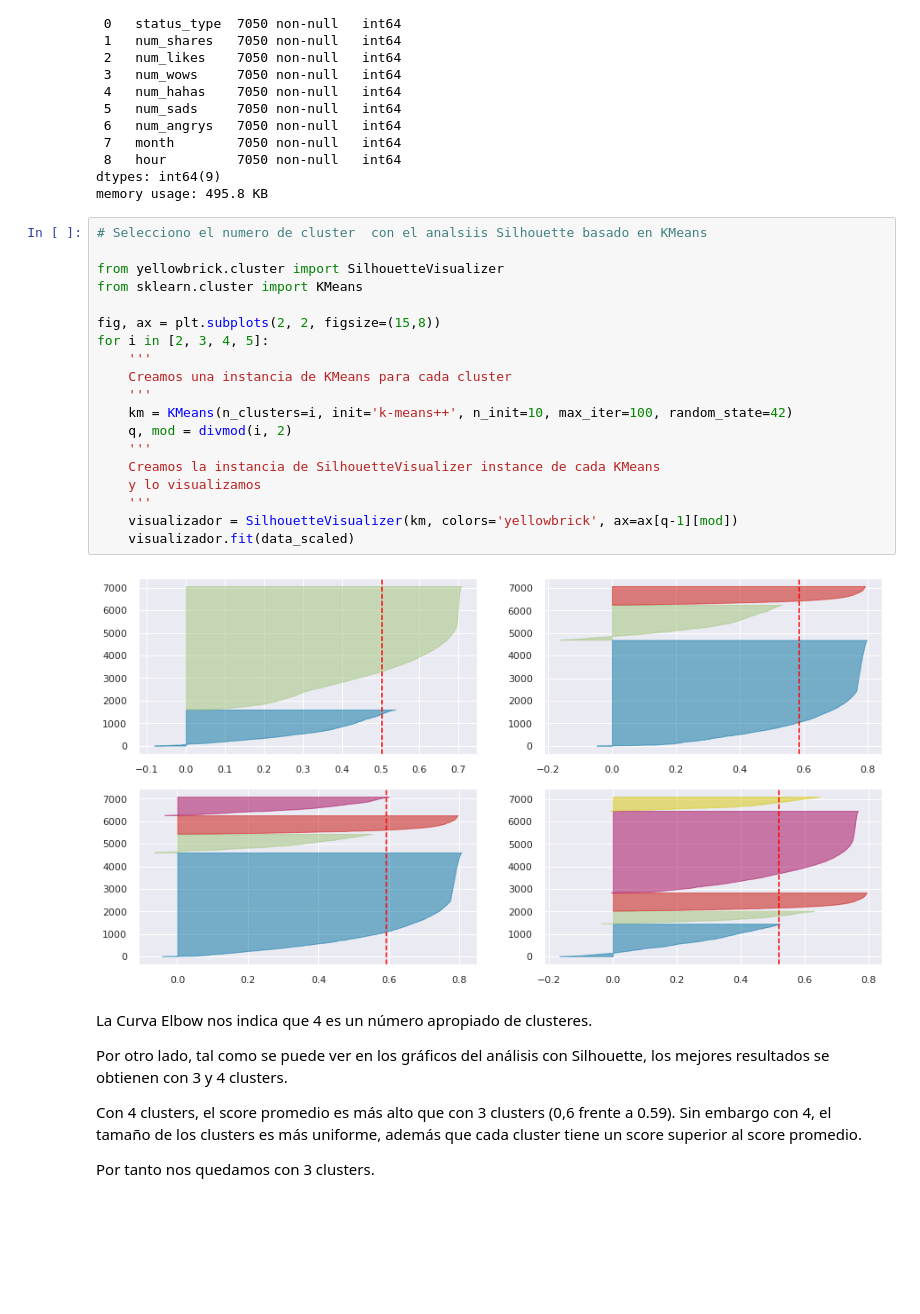
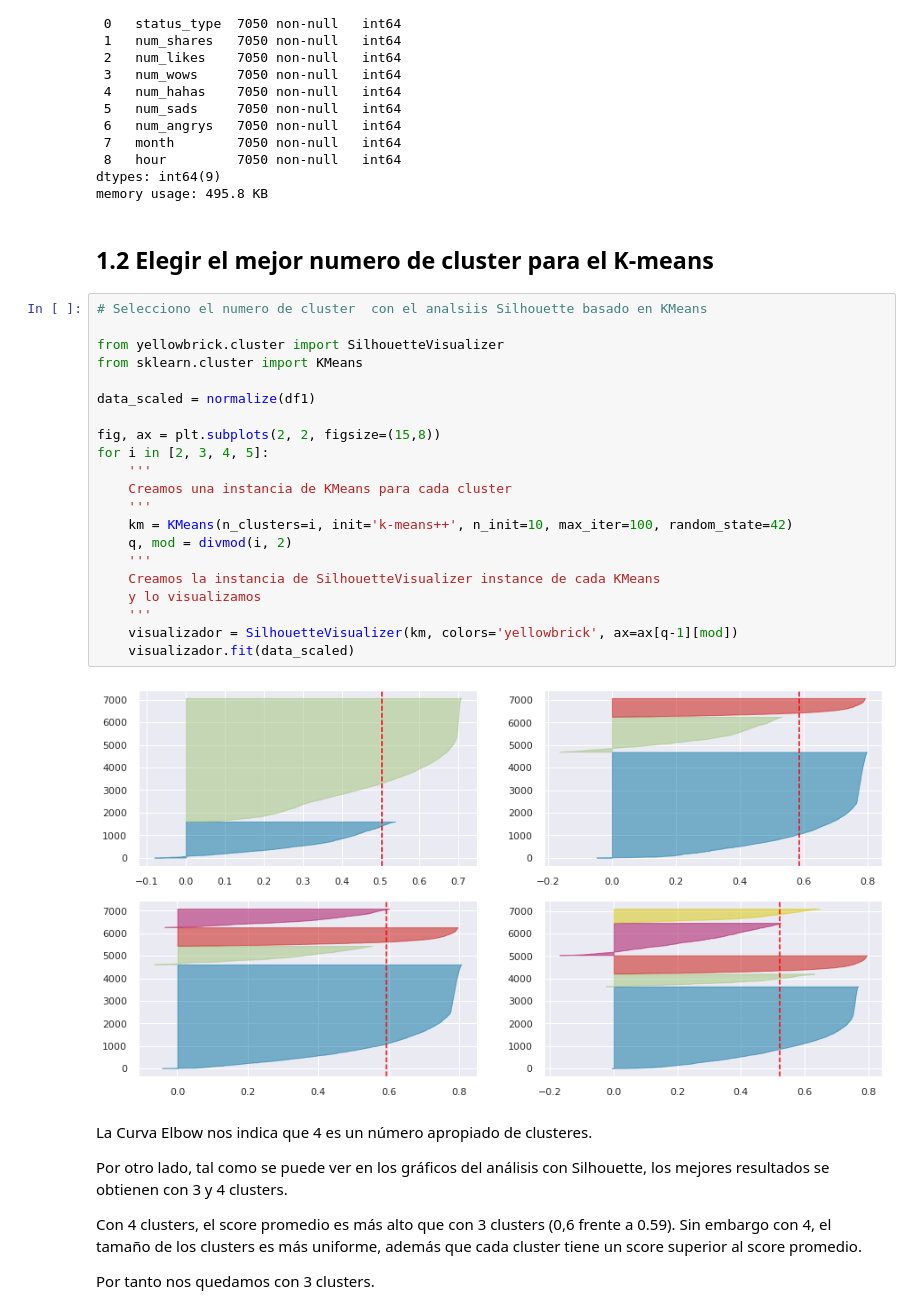
Before and after one commit to JMML2021/Sprint-8.-Algoritmes-d-aprenentatge-NO-supervisat-Agrupaci-, a Jupyter notebook: Sprint_8_Algoritmes_d’aprenentatge_NO_supervisat_Agrupació.ipynb, the cells around one changed output. Cells and saved outputs as stored; diff of their text form; blank space fills up the shorter version.

```diff
--- a/Sprint_8_Algoritmes_d’aprenentatge_NO_supervisat_Agrupació.ipynb
+++ b/Sprint_8_Algoritmes_d’aprenentatge_NO_supervisat_Agrupació.ipynb
@@ -342,27 +361,31 @@ Data columns (total 9 columns):
  8   hour         7050 non-null   int64
 dtypes: int64(9)
 memory usage: 495.8 KB
+# %% [markdown]
+## 1.2 Elegir el mejor numero de cluster para el K-means
 # %%
 # Selecciono el numero de cluster  con el analsiis Silhouette basado en KMeans
 
 from yellowbrick.cluster import SilhouetteVisualizer
 from sklearn.cluster import KMeans
+
+data_scaled = normalize(df1)
 
 fig, ax = plt.subplots(2, 2, figsize=(15,8))
 for i in [2, 3, 4, 5]:
     '''
     Creamos una instancia de KMeans para cada cluster
     '''
     km = KMeans(n_clusters=i, init='k-means++', n_init=10, max_iter=100, random_state=42)
     q, mod = divmod(i, 2)
     '''
     Creamos la instancia de SilhouetteVisualizer instance de cada KMeans
     y lo visualizamos
     '''
     visualizador = SilhouetteVisualizer(km, colors='yellowbrick', ax=ax[q-1][mod])
     visualizador.fit(data_scaled)
 # %% [output]
-[figure, old version]
+[figure, new version]
 # %% [markdown]
 La Curva Elbow nos indica que 4 es un número apropiado de clusteres.
 
```
Also changed, not shown: parts of 48 cells of this notebook.
